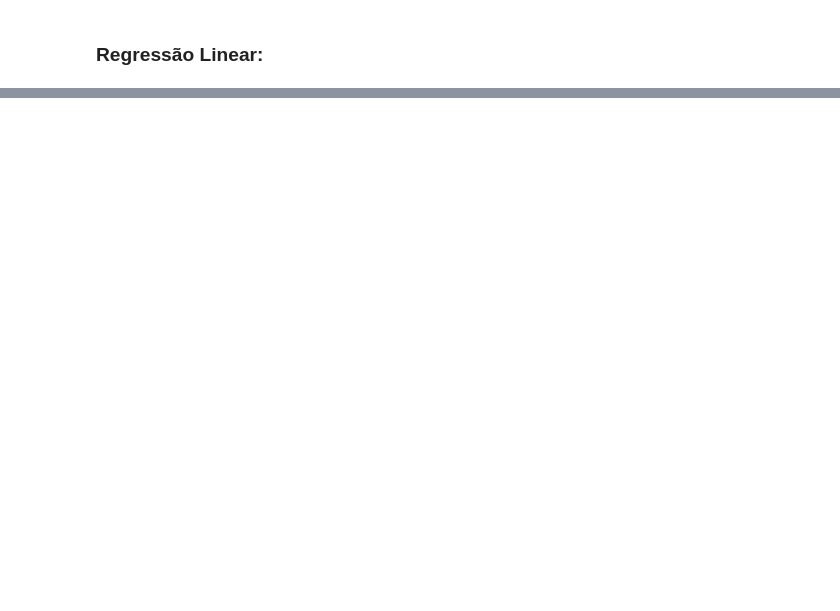
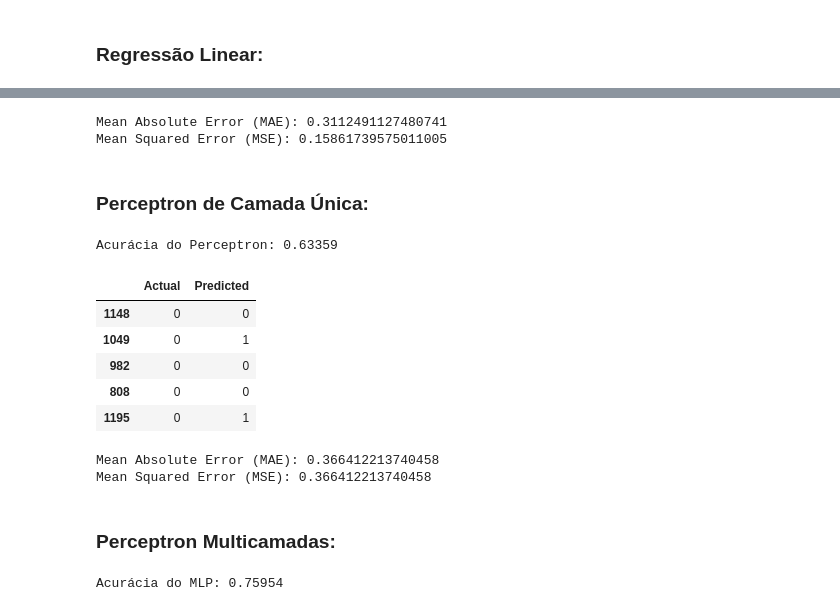
Before and after one commit to carlosedurochas/titanic-linear-regression, a Jupyter notebook: regression/regression.ipynb, the cells around one changed output, grey strips where cells are left out. Cells and saved outputs as stored; diff of their text form; code cells hidden in the pictures; blank space fills up the shorter version.

Commit message:
Dados tratados e modelo treinado.

```diff
--- a/regression/regression.ipynb
+++ b/regression/regression.ipynb
@@ -124,0 +145,8 @@ comparing.head(10)
+# %%
+mae = mean_absolute_error(comparing['Actual'], comparing['Predicted']) # erro absoluto médio
+mse = mean_squared_error(comparing['Actual'], comparing['Predicted'])  # erro quadrático médio
+print(f"Mean Absolute Error (MAE): {mae}")
+print(f"Mean Squared Error (MSE): {mse}")
+# %% [output]
+Mean Absolute Error (MAE): 0.3112491127480741
+Mean Squared Error (MSE): 0.15861739575011005
@@ -124,0 +157,36 @@ comparing.head(10)
+# %% [markdown]
+### Perceptron de Camada Única:
+# %%
+from sklearn.linear_model import Perceptron
+
+# criar uma instância do perceptron de camada única:
+perceptron = Perceptron()
+
+# treinar o modelo usando os dados de treinamento:
+perceptron.fit(X_train, y_train);
+# %%
+perceptron_prediction = perceptron.predict(X_test) # prever os valores de y para os dados de teste
+# %%
+acuracia = accuracy_score(y_test, perceptron_prediction) # calcular a acurácia
+print(f"Acurácia do Perceptron: {acuracia:.5f}")
+# %% [output]
+Acurácia do Perceptron: 0.63359
+# %%
+comparing_perceptron = pd.DataFrame({'Actual': y_test, 'Predicted': perceptron_prediction}) # comparar valores reais com valores previstos
+# %%
+comparing_perceptron.head()
+# %% [output]
+|  | Actual | Predicted |
+| 1148 | 0 | 0 |
+| 1049 | 0 | 1 |
+| 982 | 0 | 0 |
+| 808 | 0 | 0 |
+| 1195 | 0 | 1 |
+# %%
+mae = mean_absolute_error(comparing_perceptron['Actual'], comparing_perceptron['Predicted']) # erro absoluto médio
+mse = mean_squared_error(comparing_perceptron['Actual'], comparing_perceptron['Predicted'])  # erro quadrático médio
+print(f"Mean Absolute Error (MAE): {mae}")
+print(f"Mean Squared Error (MSE): {mse}")
+# %% [output]
+Mean Absolute Error (MAE): 0.366412213740458
+Mean Squared Error (MSE): 0.366412213740458
@@ -124,0 +197,2 @@ comparing.head(10)
+# %% [markdown]
+### Perceptron Multicamadas:
@@ -124,0 +209,5 @@ comparing.head(10)
+# %%
+acuracia = accuracy_score(y_test, mlp_prediction) # calcular a acurácia
+print(f"Acurácia do MLP: {acuracia:.5f}")
+# %% [output]
+Acurácia do MLP: 0.75954
```
Also changed, not shown: parts of 30 cells of this notebook, 4 other files.
